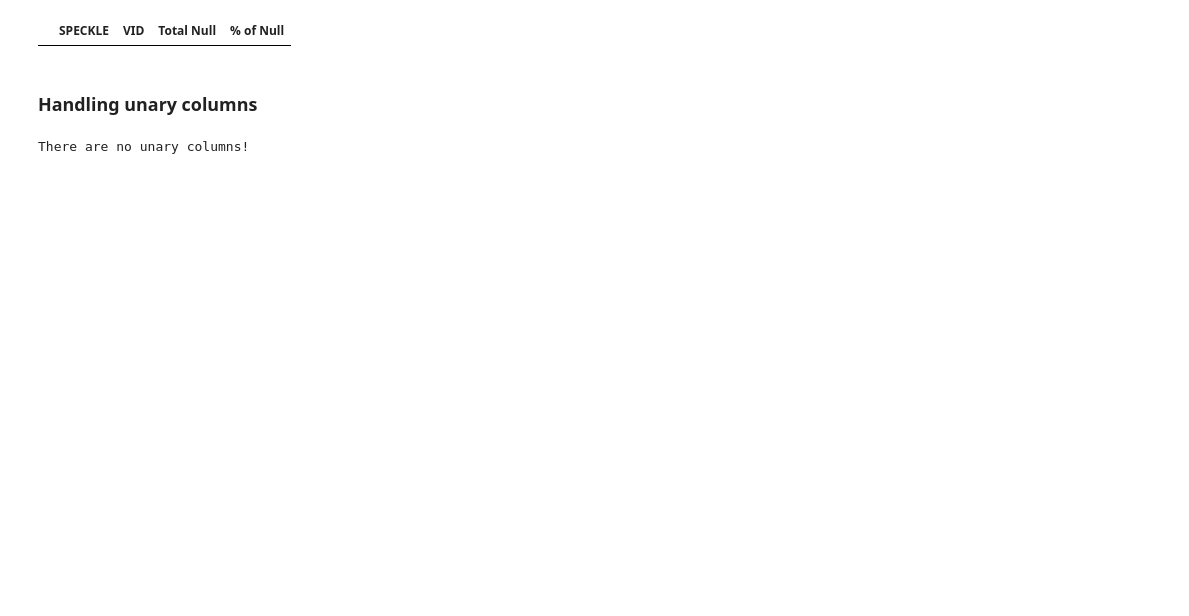
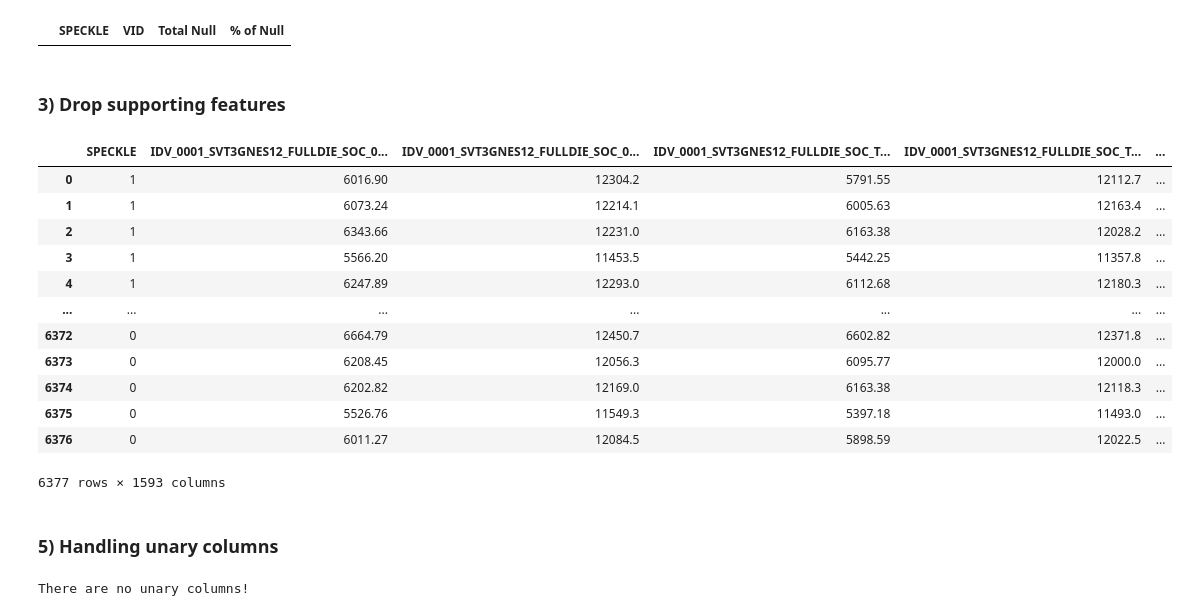
Before and after one commit to NicoleNL/ML-Speckle, a Jupyter notebook: ML Speckle.ipynb, the cells around one changed output. Drawn from its saved outputs; the diff is of its cells as text; code cells hidden in the pictures; blank space fills up the shorter version.

```diff
--- a/ML Speckle.ipynb
+++ b/ML Speckle.ipynb
@@ -402,8 +326,33 @@ df
 check_rowna(df,supporting_fs)
 # %% [output]
 |  | SPECKLE | VID | Total Null | % of Null |
+# %% [markdown]
+### 3) Drop supporting features
+# %%
+supporting_fs = ['VID','ULT@MIDAS_6261_U1', 'SORTLOT', 'SORTLOT7', 'WAFER',
+       'XLOC', 'YLOC', 'ULT@MIDAS_6261_U2', 'IB@6261[CLASSHOT]',
+       'FB@6261[CLASSHOT]','ARR_SPECKLE_SCREEN::PHYTON_X_USERFUNC_K_END_X_X_X_X_PBISTSPECKLE_INDICATOR::DUTCPUBAD_1@6261[CLASSHOT]',
+       'TEST RESULTS', 'TEST RESULTS BITS', 'TR_BITS', 'INCOMING',
+       'INCOMING BITS', 'INC_BITS', 'OUTGOING', 'OUTGOING BITS', 'OUT_BITS','DELTA']
+df_sf = df[supporting_fs] #keep supporting fs
+df = df.drop(supporting_fs,axis=1)
+df
+# %% [output]
+|  | SPECKLE | IDV_0001_SVT3GNES12_FULLDIE_SOC_0... | IDV_0001_SVT3GNES12_FULLDIE_SOC_0... | IDV_0001_SVT3GNES12_FULLDIE_SOC_T... | IDV_0001_SVT3GNES12_FULLDIE_SOC_T... | ... |
+| 0 | 1 | 6016.90 | 12304.2 | 5791.55 | 12112.7 | ... |
+| 1 | 1 | 6073.24 | 12214.1 | 6005.63 | 12163.4 | ... |
+| 2 | 1 | 6343.66 | 12231.0 | 6163.38 | 12028.2 | ... |
+| 3 | 1 | 5566.20 | 11453.5 | 5442.25 | 11357.8 | ... |
+| 4 | 1 | 6247.89 | 12293.0 | 6112.68 | 12180.3 | ... |
+| ... | ... | ... | ... | ... | ... | ... |
+| 6372 | 0 | 6664.79 | 12450.7 | 6602.82 | 12371.8 | ... |
+| 6373 | 0 | 6208.45 | 12056.3 | 6095.77 | 12000.0 | ... |
+| 6374 | 0 | 6202.82 | 12169.0 | 6163.38 | 12118.3 | ... |
+| 6375 | 0 | 5526.76 | 11549.3 | 5397.18 | 11493.0 | ... |
+| 6376 | 0 | 6011.27 | 12084.5 | 5898.59 | 12022.5 | ... |
+6377 rows × 1593 columns
 # %% [markdown]
-### Handling unary columns
+### 5) Handling unary columns
 # %%
 def unary(df):
     """
```
Also changed, not shown: parts of 45 cells of this notebook.
